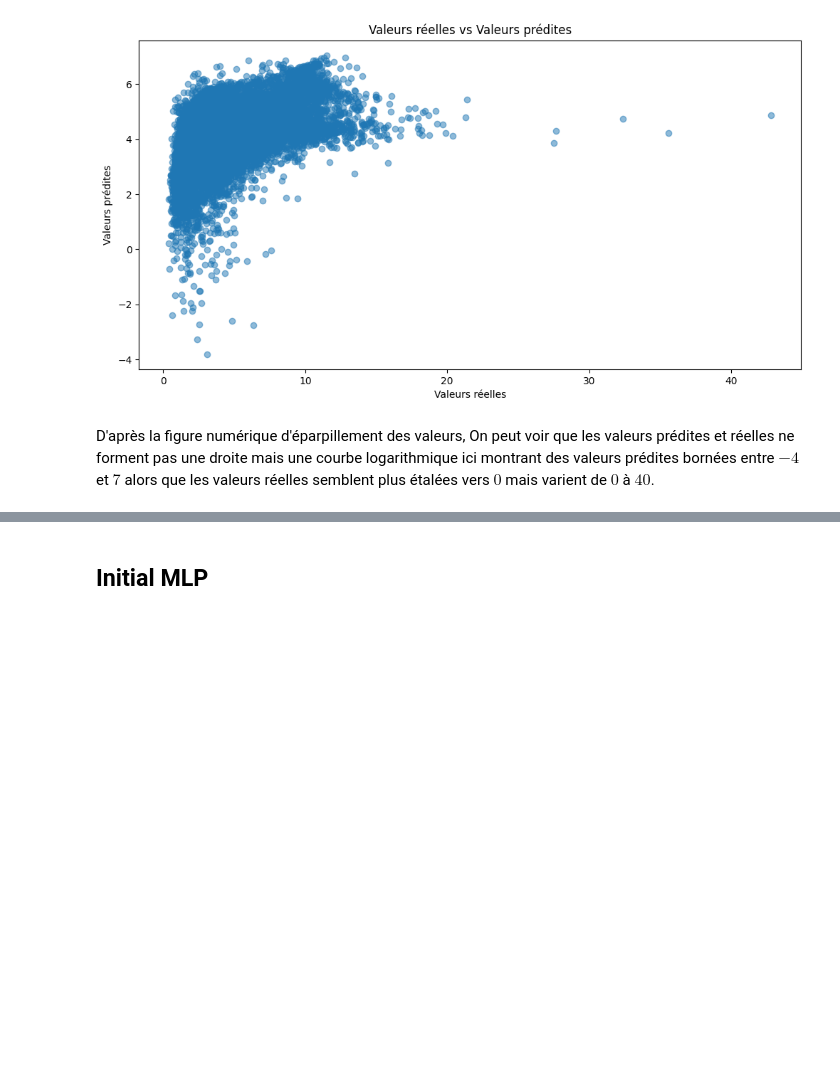
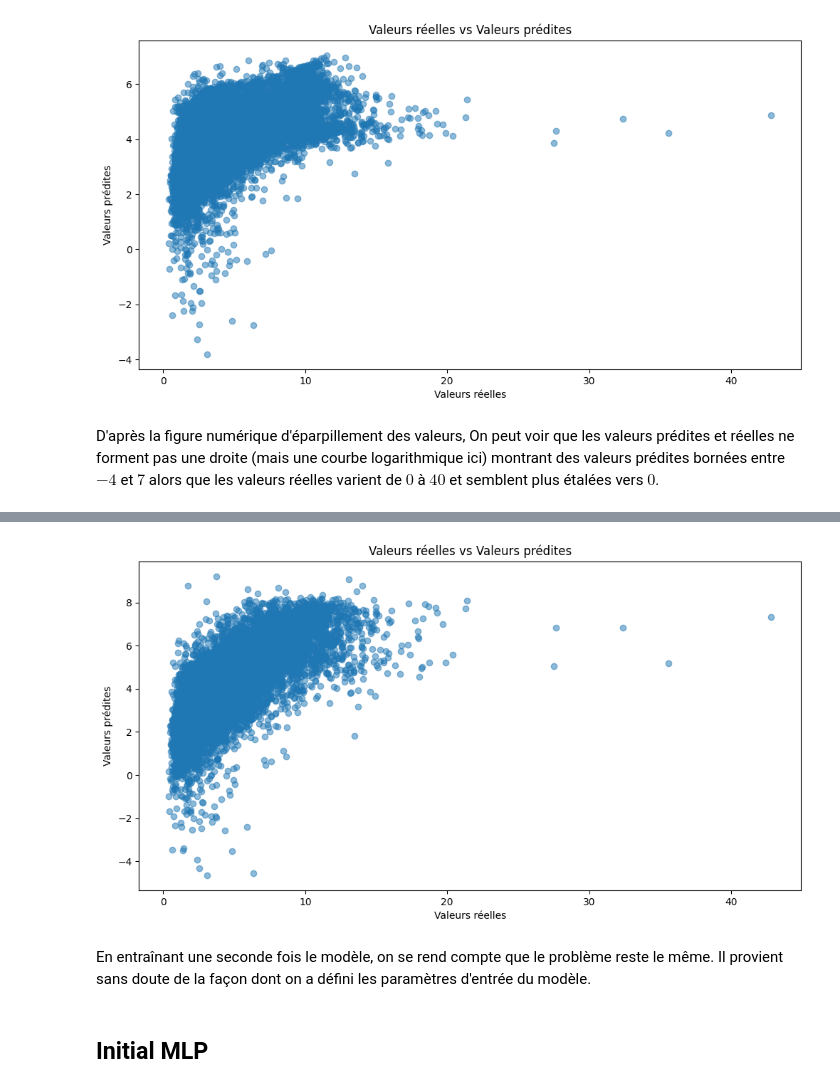
Before and after one commit to copalexdesign911/TP_MFA_M2, a Jupyter notebook: notebooks/lab_session_1.ipynb, the cells around one changed output, grey strips where cells are left out. Cells and saved outputs as stored; diff of their text form; code cells hidden in the pictures; blank space fills up the shorter version.

```diff
--- a/notebooks/lab_session_1.ipynb
+++ b/notebooks/lab_session_1.ipynb
@@ -497,4 +498,18 @@ plt.show()
 458/458 ━━━━━━━━━━━━━━━━━━━━ 0s 937us/step
 [figure]
 # %% [markdown]
-D'après la figure numérique d'éparpillement des valeurs, On peut voir que les valeurs prédites et réelles ne forment pas une droite mais une courbe logarithmique ici montrant des valeurs prédites bornées entre $-4$ et $7$ alors que les valeurs réelles semblent plus étalées vers $0$ mais varient de $0$ à $40$.
+D'après la figure numérique d'éparpillement des valeurs, On peut voir que les valeurs prédites et réelles ne forment pas une droite (mais une courbe logarithmique ici) montrant des valeurs prédites bornées entre $-4$ et $7$ alors que les valeurs réelles varient de $0$ à $40$ et semblent plus étalées vers $0$.
+# %%
+history = model.fit(X_train, y_train, verbose=2, epochs=10, validation_data=(X_test, y_test))
+
+# Generate predictions
+y_pred = model.predict(X_test)
+
+# Scatter plot of actual values vs predicted values
+plt.figure(figsize=(12, 6))
+plt.scatter(y_test, y_pred, alpha=0.5)
+plt.title('Valeurs réelles vs Valeurs prédites')
+plt.xlabel('Valeurs réelles')
+plt.ylabel('Valeurs prédites')
+plt.show()
+# %% [output]
@@ -501,3 +533,6 @@ D'après la figure numérique d'éparpillement des valeurs, On peut voir que les
+[figure, added]
+# %% [markdown]
+En entraînant une seconde fois le modèle, on se rend compte que le problème reste le même. Il provient sans doute de la façon dont on a défini les paramètres d'entrée du modèle.
 # %% [markdown]
 ## Initial MLP
 # %%
```
Also changed, not shown: parts of 3 cells of this notebook.
